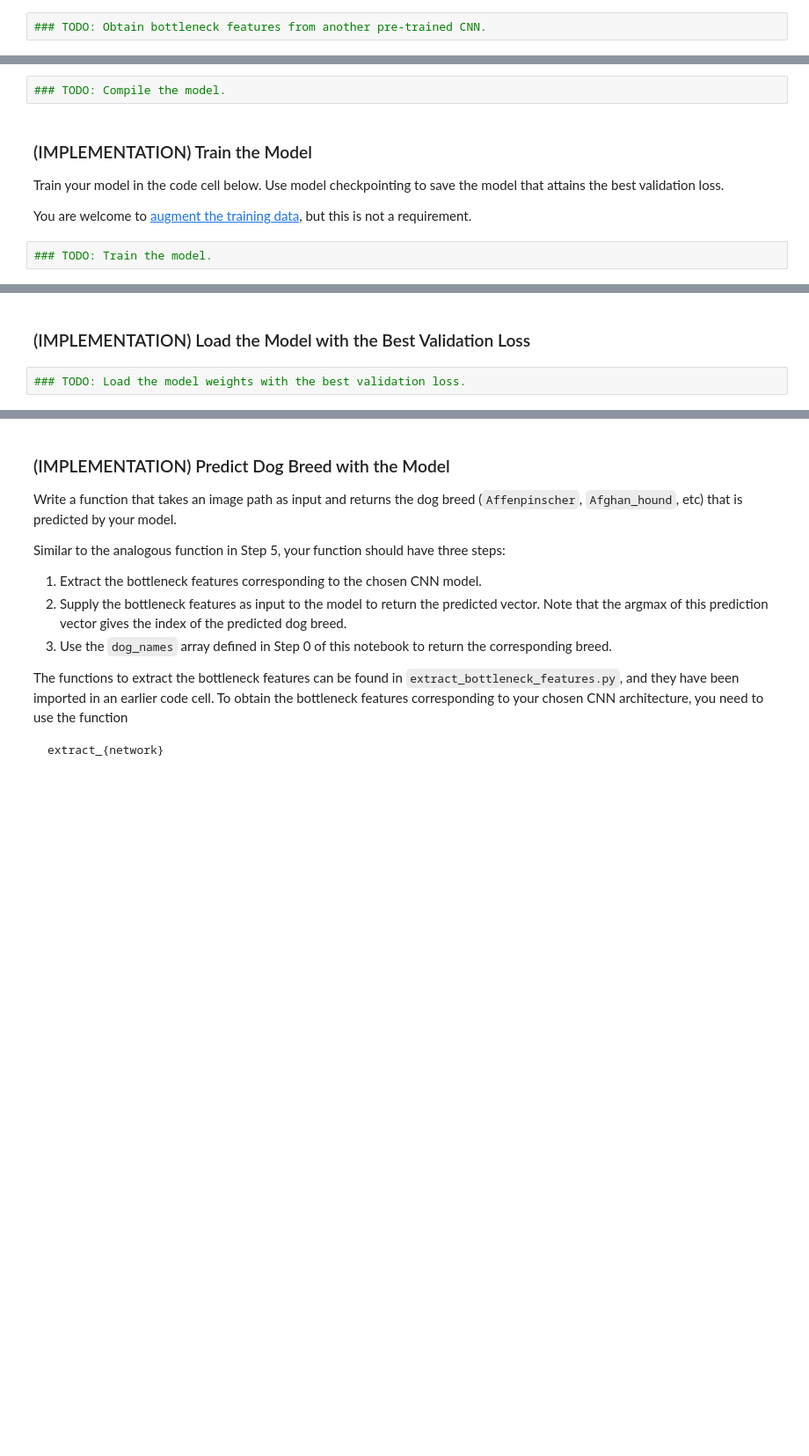
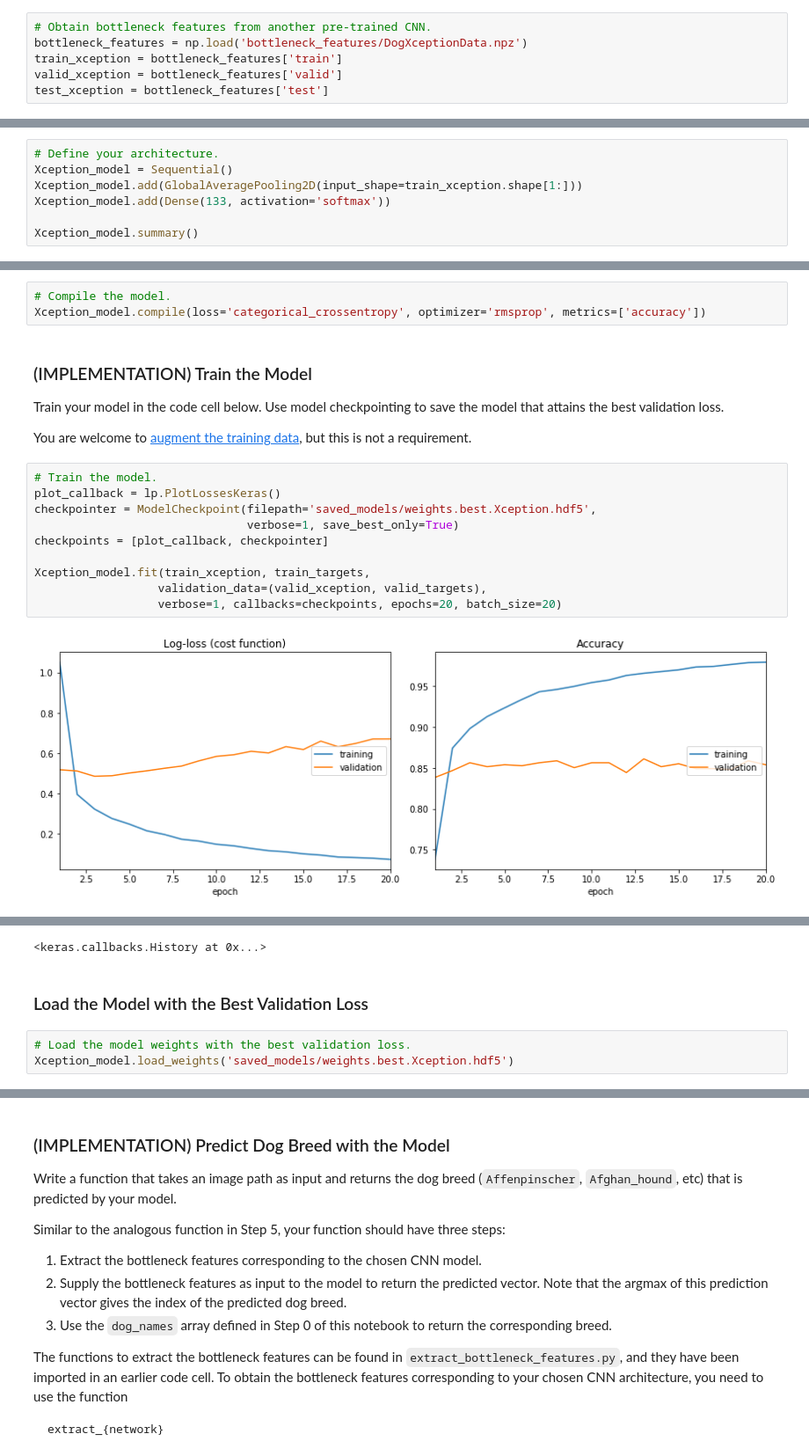
Before and after one commit to huli/mlnd, a Jupyter notebook: dog-project/dog_app.ipynb, the cells around one changed output, grey strips where cells are left out. Shown at 88% size. Cells and saved outputs as stored; diff of their text form; blank space fills up the shorter version.

```diff
--- a/dog-project/dog_app.ipynb
+++ b/dog-project/dog_app.ipynb
@@ -585,7 +609,11 @@ In the code block below, extract the bottleneck features corresponding to the tr
     valid_{network} = bottleneck_features['valid']
     test_{network} = bottleneck_features['test']
 # %%
-### TODO: Obtain bottleneck features from another pre-trained CNN.
+# Obtain bottleneck features from another pre-trained CNN.
+bottleneck_features = np.load('bottleneck_features/DogXceptionData.npz')
+train_xception = bottleneck_features['train']
+valid_xception = bottleneck_features['valid']
+test_xception = bottleneck_features['test']
 # %% [markdown]
 ### (IMPLEMENTATION) Model Architecture
 
@@ -600,0 +627,7 @@ __Answer:__
+# %%
+# Define your architecture.
+Xception_model = Sequential()
+Xception_model.add(GlobalAveragePooling2D(input_shape=train_xception.shape[1:]))
+Xception_model.add(Dense(133, activation='softmax'))
+
+Xception_model.summary()
@@ -601,12 +646,23 @@ __Answer:__
 # %% [markdown]
 ### (IMPLEMENTATION) Compile the Model
 # %%
-### TODO: Compile the model.
+# Compile the model.
+Xception_model.compile(loss='categorical_crossentropy', optimizer='rmsprop', metrics=['accuracy'])
 # %% [markdown]
 ### (IMPLEMENTATION) Train the Model
 
 Train your model in the code cell below.  Use model checkpointing to save the model that attains the best validation loss.
 
 You are welcome to [augment the training data](https://blog.keras.io/building-powerful-image-classification-models-using-very-little-data.html), but this is not a requirement.
-# %%
-### TODO: Train the model.
+# %%
+# Train the model.
+plot_callback = lp.PlotLossesKeras()
+checkpointer = ModelCheckpoint(filepath='saved_models/weights.best.Xception.hdf5',
+                               verbose=1, save_best_only=True)
+checkpoints = [plot_callback, checkpointer]
+
+Xception_model.fit(train_xception, train_targets,
+                  validation_data=(valid_xception, valid_targets),
+                  verbose=1, callbacks=checkpoints, epochs=20, batch_size=20)
+# %% [output]
+[figure, added]
@@ -613,5 +671,7 @@ You are welcome to [augment the training data](https://blog.keras.io/building-po
+<keras.callbacks.History at 0x...>
 # %% [markdown]
-### (IMPLEMENTATION) Load the Model with the Best Validation Loss
+### Load the Model with the Best Validation Loss
 # %%
-### TODO: Load the model weights with the best validation loss.
+# Load the model weights with the best validation loss.
+Xception_model.load_weights('saved_models/weights.best.Xception.hdf5')
 # %% [markdown]
```
Also changed, not shown: parts of 12 cells of this notebook.
